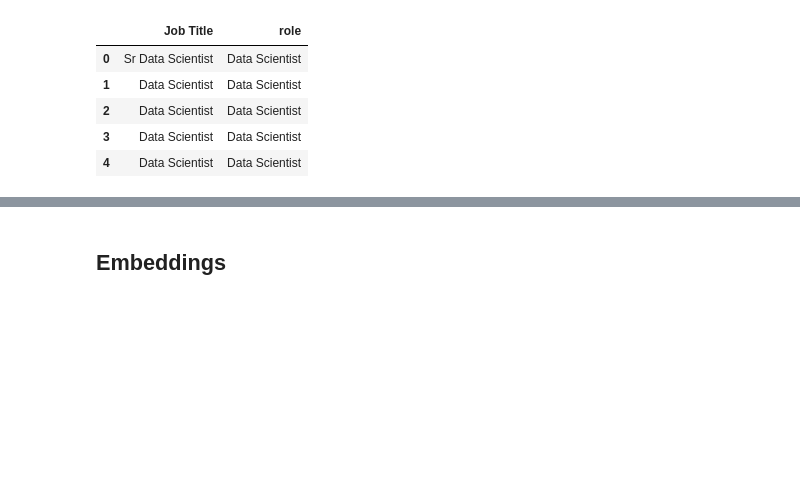
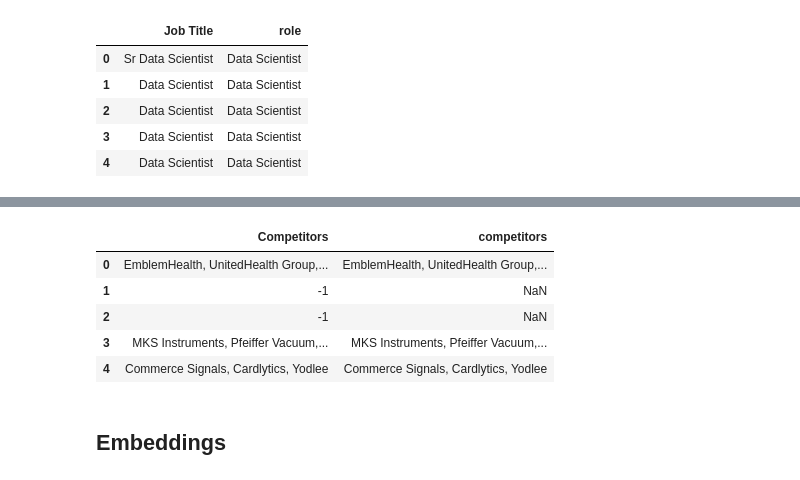
Before and after one commit to elhidarinouhayla/HR-Pulse, a Jupyter notebook: backend/ml/eda.ipynb, the cells around one changed output, grey strips where cells are left out. Saved outputs shown, nothing was run; the diff lists cells and outputs as text; code cells hidden in the pictures; blank space fills up the shorter version.

```diff
--- a/backend/ml/eda.ipynb
+++ b/backend/ml/eda.ipynb
@@ -242,3 +261,15 @@ df[['Job Title', 'role']].head()
+# %%
+# remplacer -1 par "NaN"
+import numpy as np
+df["competitors"] = df["Competitors"].replace("-1", np.nan)
+df[["Competitors", "competitors"]].head()
+# %% [output]
+|  | Competitors | competitors |
+| 0 | EmblemHealth, UnitedHealth Group,... | EmblemHealth, UnitedHealth Group,... |
+| 1 | -1 | NaN |
+| 2 | -1 | NaN |
+| 3 | MKS Instruments, Pfeiffer Vacuum,... | MKS Instruments, Pfeiffer Vacuum,... |
+| 4 | Commerce Signals, Cardlytics, Yodlee | Commerce Signals, Cardlytics, Yodlee |
 # %% [markdown]
 ## Embeddings
 # %%
```
Also changed, not shown: parts of 3 cells of this notebook.
